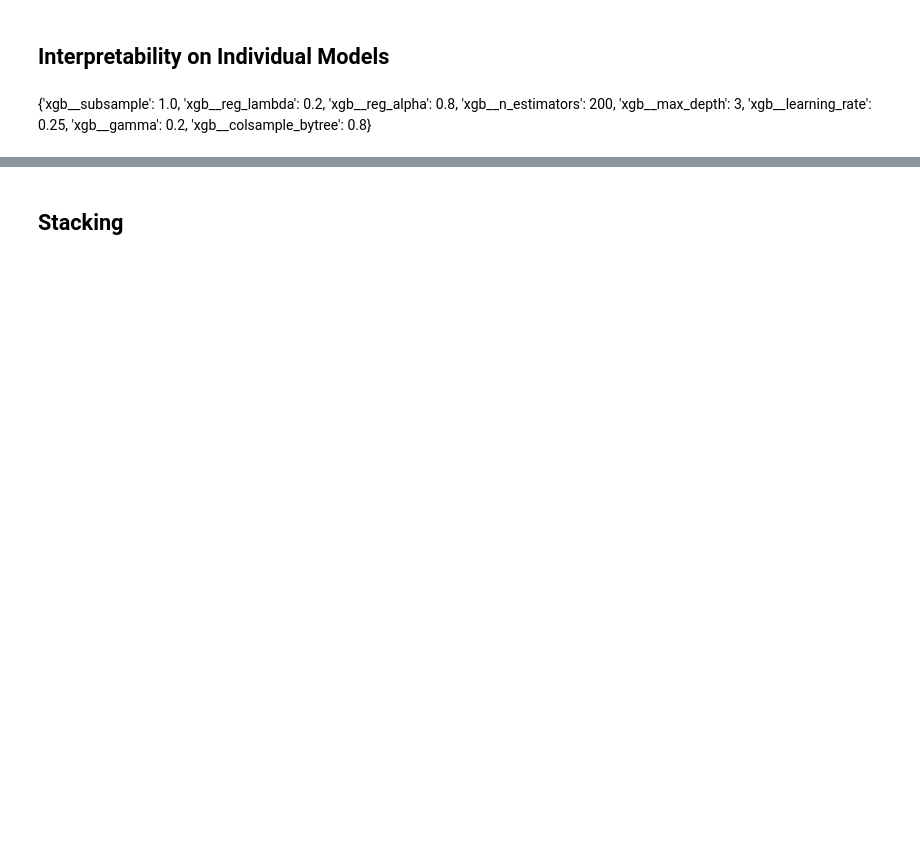
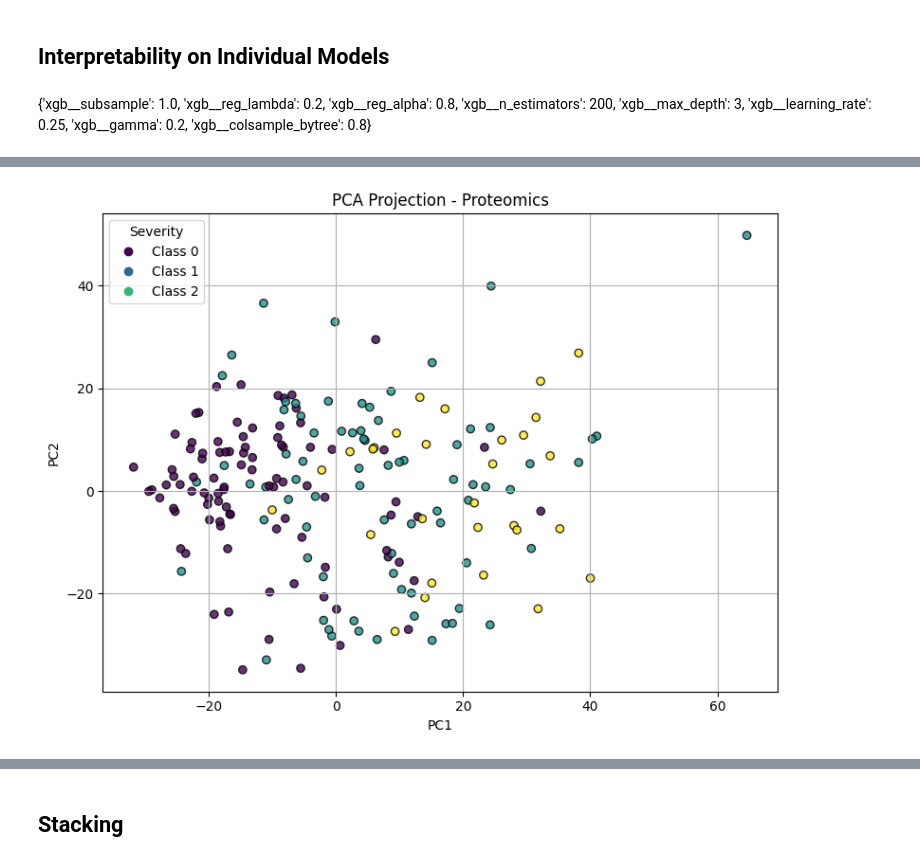
Before and after one commit to kiannaamaya/multiomics-covid-ensemble, a Jupyter notebook: pca_approach/pca_pipeline.ipynb, the cells around one changed output, grey strips where cells are left out. Drawn from its saved outputs; the diff is of its cells as text; code cells hidden in the pictures; blank space fills up the shorter version.

```diff
--- a/pca_approach/pca_pipeline.ipynb
+++ b/pca_approach/pca_pipeline.ipynb
@@ -820,0 +1192,15 @@ clinical_model = RandomForestClassifier(
+# %%
+X = joblib.load('/content/drive/MyDrive/covid_baseline_classifier_outputs/Clinical/X_clinical.pkl')
+y = joblib.load('/content/drive/MyDrive/covid_baseline_classifier_outputs/Clinical/y_clinical.pkl')
+
+X = fill_missing_single(X)
+X = encode_ordinal_columns_single(X)
+
+if 'age' in X.columns:
+    age = X.pop('age')
+    X['age'] = age
+
+X = encode_binary_columns_single(X)
+
+results = run_loocv(clinical_model, X, y)
+print(results)
@@ -820,0 +1221,29 @@ clinical_model = RandomForestClassifier(
+# %%
+from sklearn.decomposition import PCA
+import matplotlib.pyplot as plt
+
+def plot_pca_scatter(X, y, data_type=""):
+    pca = PCA(n_components=2)
+    X_pca = pca.fit_transform(X)
+
+    plt.figure(figsize=(8, 6))
+    scatter = plt.scatter(X_pca[:, 0], X_pca[:, 1], c=y, cmap='viridis', edgecolor='k', alpha=0.8)
+    plt.title(f'PCA Projection - {data_type}')
+    plt.xlabel('PC1')
+    plt.ylabel('PC2')
+    plt.grid(True)
+
+    # Add a legend based on unique classes in y
+    classes = sorted(set(y))
+    handles = [plt.Line2D([], [], marker='o', linestyle='', color=plt.cm.viridis(i / len(classes)))
+               for i in range(len(classes))]
+    plt.legend(handles, [f"Class {c}" for c in classes], title="Severity")
+
+    plt.tight_layout()
+    plt.show()
+# %%
+X = joblib.load('/content/drive/MyDrive/covid_baseline_classifier_outputs/Proteomics/X_proteomics.pkl')
+y = joblib.load('/content/drive/MyDrive/covid_baseline_classifier_outputs/Clinical/y_clinical.pkl')
+plot_pca_scatter(X, y, data_type="Proteomics")
+# %% [output]
+[figure, added]
```
Also changed, not shown: parts of 41 cells of this notebook, 1 other file.
